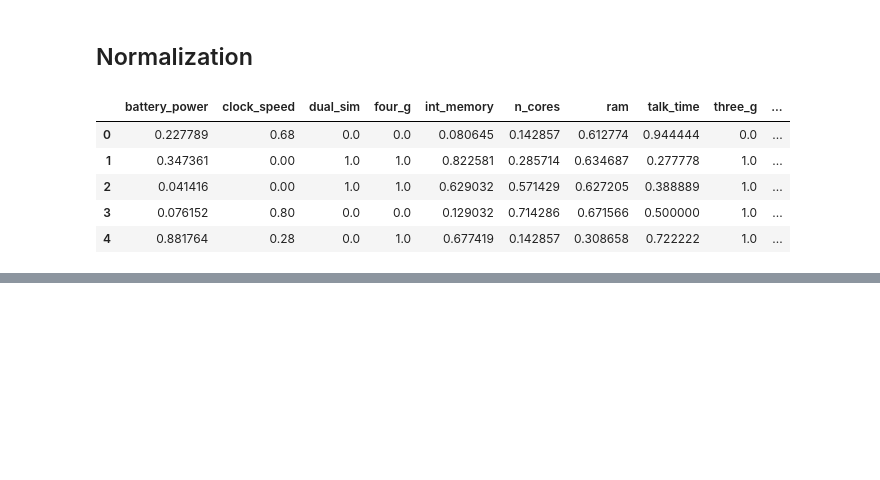
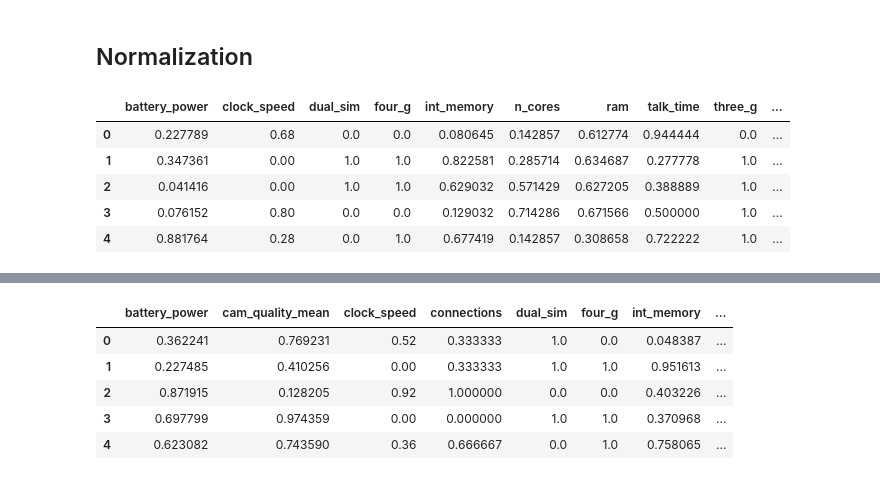
Before and after one commit to Carlos3du/diabetes_prediction, a Jupyter notebook: notebook.ipynb, the cells around one changed output, grey strips where cells are left out. Drawn from its saved outputs; the diff is of its cells as text; code cells hidden in the pictures; blank space fills up the shorter version.

```diff
--- a/notebook.ipynb
+++ b/notebook.ipynb
@@ -352,0 +418,11 @@ train_norm.head()
+# %%
+# order the columns of test_norm to match train_norm
+test_norm = test_norm[sorted(test_norm.columns)]
+test_norm.head()
+# %% [output]
+|  | battery_power | cam_quality_mean | clock_speed | connections | dual_sim | four_g | int_memory | ... |
+| 0 | 0.362241 | 0.769231 | 0.52 | 0.333333 | 1.0 | 0.0 | 0.048387 | ... |
+| 1 | 0.227485 | 0.410256 | 0.00 | 0.333333 | 1.0 | 1.0 | 0.951613 | ... |
+| 2 | 0.871915 | 0.128205 | 0.92 | 1.000000 | 0.0 | 0.0 | 0.403226 | ... |
+| 3 | 0.697799 | 0.974359 | 0.00 | 0.000000 | 1.0 | 1.0 | 0.370968 | ... |
+| 4 | 0.623082 | 0.743590 | 0.36 | 0.666667 | 0.0 | 1.0 | 0.758065 | ... |
```
Also changed, not shown: parts of 10 cells of this notebook, 1 other file.
